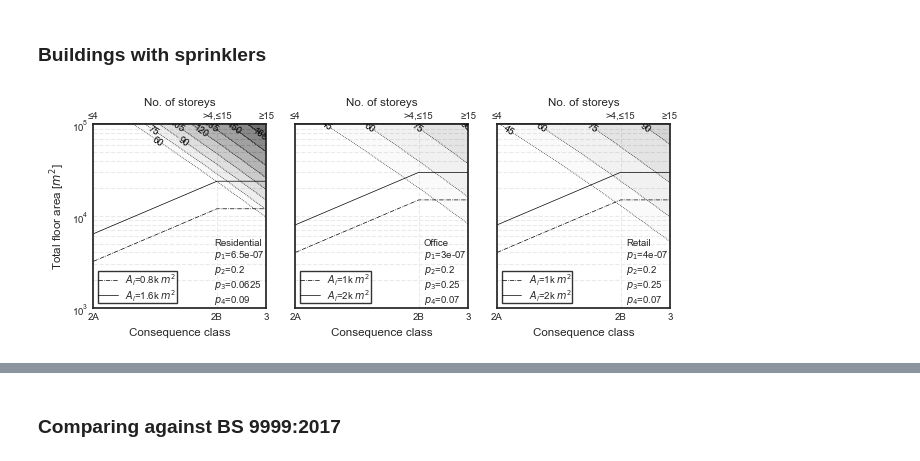
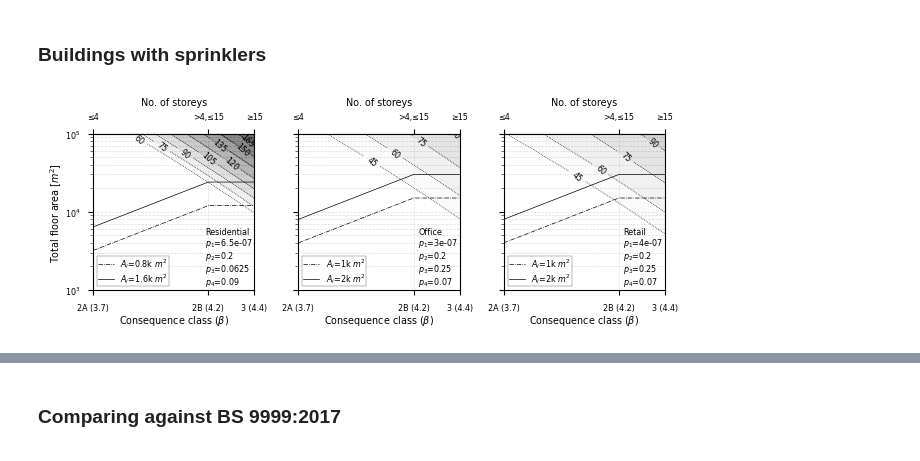
Before and after one commit to fuyans/sfeprapy-doc, a Jupyter notebook: source/user_guide/asfe21_02.ipynb, the cells around one changed output, grey strips where cells are left out. Drawn from its saved outputs; the diff is of its cells as text; code cells hidden in the pictures.

```diff
--- a/source/user_guide/asfe21_02.ipynb
+++ b/source/user_guide/asfe21_02.ipynb
@@ -18,7 +18,8 @@ from scipy.interpolate import interp1d
 
 from sfeprapy.mcs2 import MCS2, EXAMPLE_INPUT_DF
 
-plt.style.use('seaborn-white')
+%matplotlib inline
+plt.style.use('seaborn-paper')
 # %%
 # Helper function: return a function f(fractile) = teq
 def make_func_cdf2teq(teq: np.ndarray) -> Callable:
@@ -167,7 +163,7 @@ def format_ax(
 # %%
 # Update inputs to include travelling fire model and other parameters
 df_inputs_2 = EXAMPLE_INPUT_DF.copy()
-df_inputs_2.loc['n_simulations'] = 20_000  # set to simulation iteration to 100k to make fine plots later
+df_inputs_2.loc['n_simulations'] = 100_000  # set to simulation iteration to 100k to make fine plots later
 df_inputs_2.loc['solver_thickness_ubound'] = 0.045
 df_inputs_2['Retail'].loc['room_floor_area:dist'] = 'constant_'
 df_inputs_2['Retail'].loc['room_floor_area:lbound'] = 400.
@@ -226,10 +222,10 @@ dict_func_cdf2teq = {k: make_func_cdf2teq(teq=v) for k, v in dict_teq.items()}
 # %%
 fig, ax = plt.subplots(figsize=(2.5,2.5), dpi=100);
 lss = ['-', '-.', 'dotted']
-FRs = np.linspace(0, 180, 100)
+FRs = np.linspace(30, 180, 100)
 for i, case in enumerate(cases_to_run):
     ax.plot(FRs, dict_func_teq2cdf[case](FRs), label=case, ls=lss[i], c='k')
-format_ax(ax=ax, xlabel='Equivalent of time exposure [$min$]', ylabel='CDF', xlim=(30, 180), ylim=(0, 1), xticks=np.arange(30, 181, 15,), yticks=np.arange(0, 1.1, 0.1))
+format_ax(ax=ax, xlabel='Equivalent of time exposure, $t_{eq,i}$ [$min$]', xlabel_fontsize='x-small', xlim=(30, 180), ylabel=r'CDF or $P(t_{eq,i}\leq x)$', ylim=(0, 1), xticks=np.arange(30, 181, 15,), yticks=np.arange(0, 1.1, 0.1))
 
 savefig(fig, 'teq_2.png')
 # %% [output]
@@ -405,41 +416,57 @@ for i, case in enumerate(cases_to_run):
 # %%
 # visualisation, logscale
 teqs = teqs_sprinklers
-fig, axes = plt.subplots(figsize=(2.2*3, 2.7), nrows=1, ncols=3, dpi=100, sharex=True, sharey=True)
+fig, axes = plt.subplots(figsize=(2.2*3, 2.6), nrows=1, ncols=3, dpi=100, sharex=True, sharey=True)
 for i, key in enumerate(teqs):
     levels = np.arange(60, 181, 15) if key == 'Residential' else np.arange(45, 181, 15)
     ax = axes[i]
+    ax.set_yscale('log')
+
     # add line text
     if key == 'Residential':
         ax.plot([3.7, 4.2, 4.4], [j*800 for j in [4, 15, 15]], c='k', lw=.5, ls='-.', label='$A_i$=0.8k $m^2$')
         ax.plot([3.7, 4.2, 4.4], [j*1600 for j in [4, 15, 15]], c='k', lw=.5, ls='-', label='$A_i$=1.6k $m^2$')
     elif key == 'Office':
         ax.plot([3.7, 4.2, 4.4], [j*1000 for j in [4, 15, 15]], c='k', lw=.5, ls='-.', label='$A_i$=1k $m^2$')
         ax.plot([3.7, 4.2, 4.4], [j*2000 for j in [4, 15, 15]], c='k', lw=.5, ls='-', label='$A_i$=2k $m^2$')
     elif key == 'Retail':
         ax.plot([3.7, 4.2, 4.4], [j*1000 for j in [4, 15, 15]], c='k', lw=.5, ls='-.', label='$A_i$=1k $m^2$')
         ax.plot([3.7, 4.2, 4.4], [j*2000 for j in [4, 15, 15]], c='k', lw=.5, ls='-', label='$A_i$=2k $m^2$')
 
+    # clabel locations, i.e. clabel_manual
+    if key == 'Residential':
+        teq_and_beta = ((60, 3.9), (75, 4.0), (90, 4.1), (105, 4.2), (120, 4.3), (135, 4.25), (150, 4.35), (165, 4.37))
+    else:
+        teq_and_beta = ((45, 4.02), (60, 4.12), (75, 4.23), (90, 4.35))
+    clabel_manual = list()
+    for teq_, beta_ in teq_and_beta:
+        aa = stats.norm(loc=0, scale=1).cdf(-beta_)
+        bb = np.prod(list(dict_p_i[key].values())) * (1 - dict_func_teq2cdf[key](teq_))
+        clabel_manual.append((beta_, aa/bb))
+
     cf = plot_contour(
-        ax=ax, xx=beta, yy=area, zz=teqs[key], xlabel = 'Consequence class', levels=levels,
-        xticks=[3.7, 4.2, 4.4], xticklabels=['2A', '2B', '3'],
-        legend_visible=True, legend_loc=3, legend_borderpad=0.02, legend_labelspacing=0
+        ax=ax, xx=beta, yy=area, zz=teqs[key], xlabel = r'Consequence class ($\beta$)', xlabel_fontsize='xx-small', levels=levels,
+        xticks=[3.7, 4.2, 4.4], xticklabels=['2A (3.7)', '2B (4.2)', '3 (4.4)'], ticks_labelsize='xx-small',
+        legend_visible=True, legend_loc='lower left', legend_borderpad=0.1, legend_labelspacing=.1,
+        clabel_manual=clabel_manual
     )
+    ax.set_axisbelow(True)
+    ax.set_xlabel(r'Consequence class ($\beta$)', fontsize='x-small', labelpad=1)
 
-    plot_contour_text_p_i(ax=ax, title=key, p_i=dict_p_i[key], ha='right', va='bottom', x=0.99, y=0.01, bbox_pad=0.4, bbox_fc=(0,0,0,0))
+    plot_contour_text_p_i(ax=ax, title=key, p_i=dict_p_i[key], ha='right', va='bottom', x=0.99, y=0.01, bbox_pad=0.4, bbox_fc=(0,0,0,0), linespacing=1.0)
 
     ax2 = ax.secondary_xaxis('top')
-    ax2.set_xlabel('No. of storeys', fontsize='small')
-    ax2.tick_params(labelsize='x-small')
+    ax2.set_xlabel('No. of storeys', fontsize='x-small', labelpad=5)
+    ax2.tick_params(labelsize='xx-small')
     ax2.set_xticks([3.7, 4.2, 4.4])
     ax2.set_xticklabels(['≤4', '>4,≤15', '≥15'])
 
-axes[0].set_ylabel('Total floor area [$m^2$]', fontsize='small')
+axes[0].set_ylabel('Total floor area [$m^2$]', fontsize='x-small', labelpad=1)
 axes[0].set_yscale('log')
 
 savefig(fig, 'contour_2_logscale.png')
 # %% [output]
-[figure, old version]
+[figure, new version]
 # %%
 # define p parameters
 dict_p_i = {
```
Also changed, not shown: parts of 16 cells of this notebook, 1 other file.
